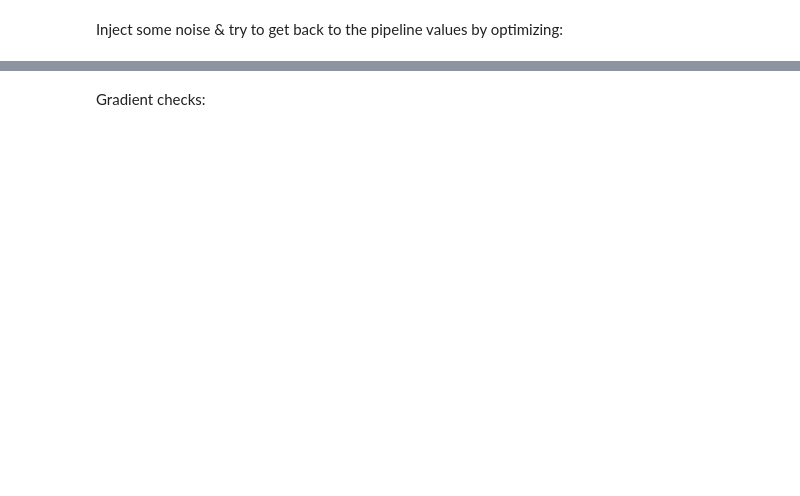
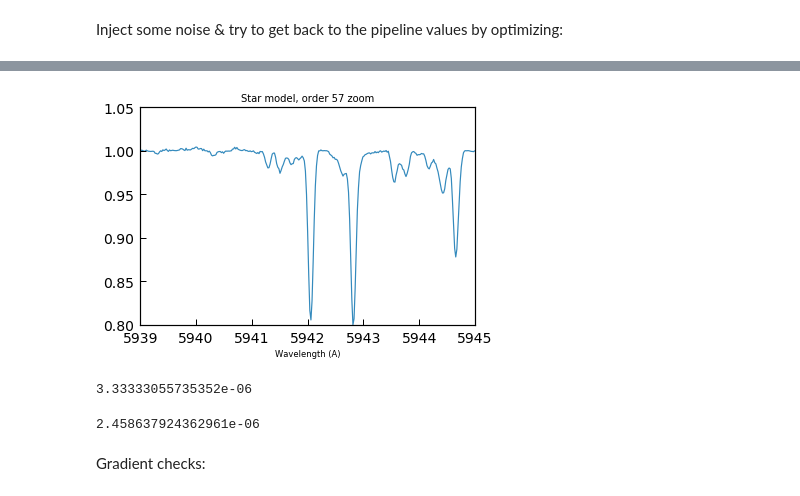
Before and after one commit to megbedell/wobble, a Jupyter notebook: wobbleflow.ipynb, the cells around one changed output, grey strips where cells are left out. Drawn from its saved outputs; the diff is of its cells as text; code cells hidden in the pictures; blank space fills up the shorter version.

```diff
--- a/wobbleflow.ipynb
+++ b/wobbleflow.ipynb
@@ -42,11 +86,22 @@ plt.title('Telluric model, order 56 zoom')
 # %%
 for c in [model.components[0]]:
-    model_xs = session.run(c.model_xs[0])
-    model_ys = session.run(c.model_ys[0])
-plt.plot(np.exp(model_xs), np.exp(model_ys))
-plt.xlim([5899, 5905])
+    template_xs = session.run(c.template_xs[0])
+    template_ys = session.run(c.template_ys[0])
+plt.plot(np.exp(template_xs), np.exp(template_ys))
+plt.xlim([5939, 5945])
+plt.ylim([0.8, 1.05])
 plt.xlabel('Wavelength (A)')
-plt.title('Star model, order 56 zoom')
+plt.title('Star model, order 57 zoom');
+# %% [output]
+[figure, added]
+# %%
+template_xs[1001] - template_xs[1000]
+# %% [output]
+3.33333055735352e-06
+# %%
+session.run(data.xs[0][0][3001] - data.xs[0][0][3000])
+# %% [output]
+2.458637924362961e-06
 # %%
 star_rvs = session.run(model.components[0].rvs_block[0])
 plt.scatter(data.pipeline_rvs, initial_rvs - data.pipeline_rvs, color='k', alpha=0.6)
```
Also changed, not shown: parts of 16 cells of this notebook, 2 other files.
